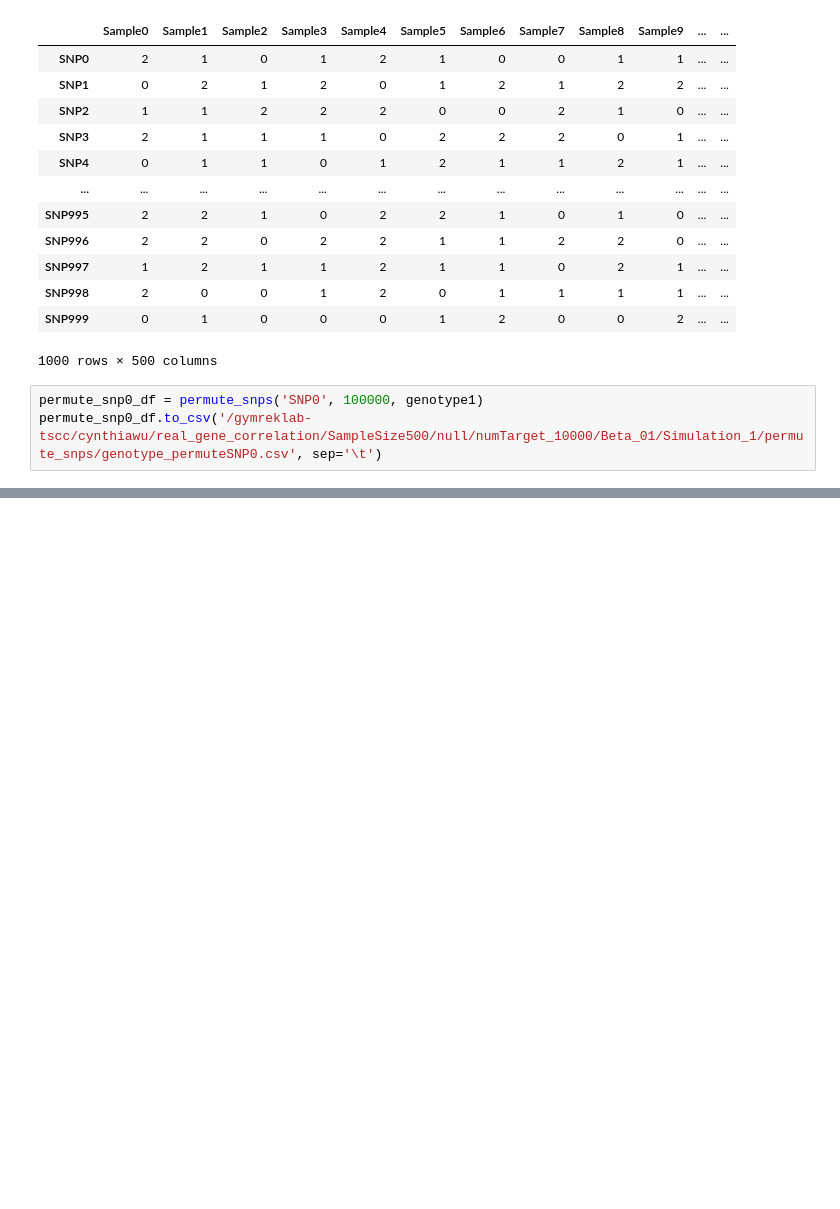
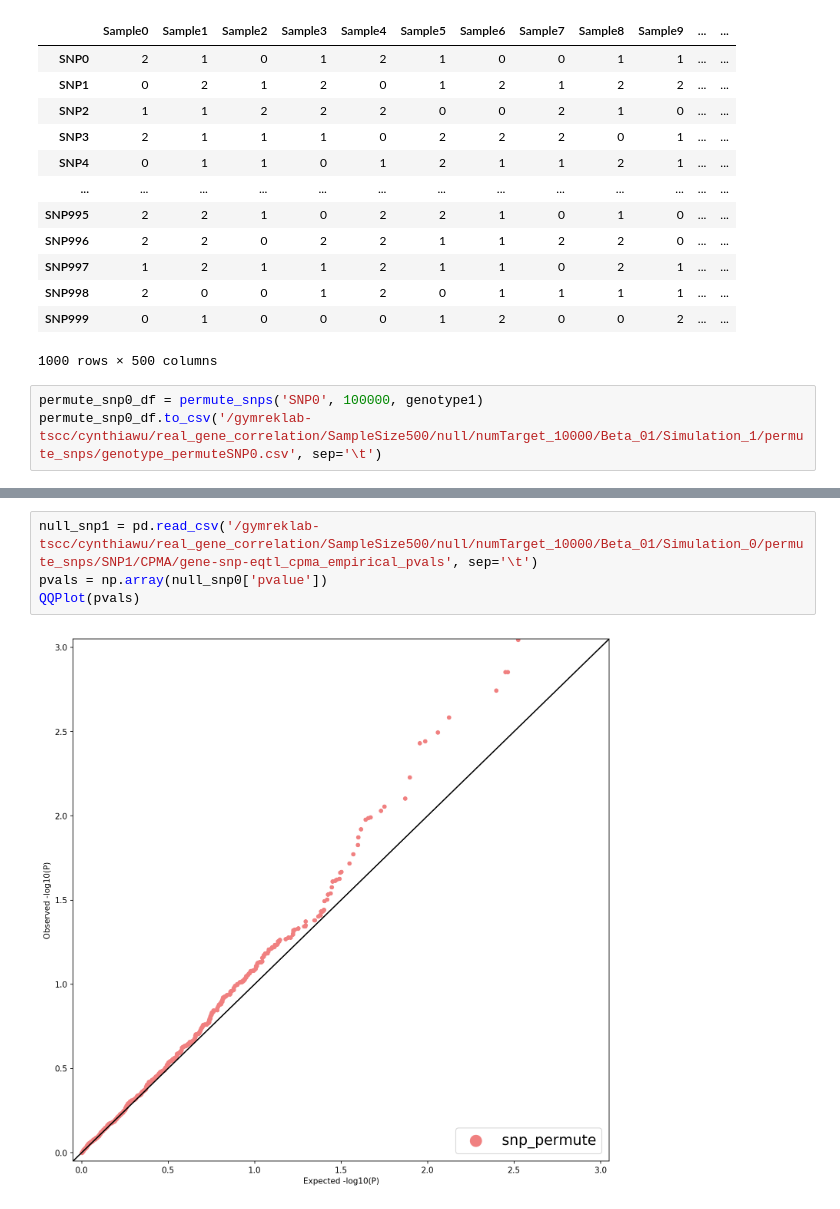
Before and after one commit to cynthiaewu/trans-eQTL, a Jupyter notebook: Jupyter/Permute snp genotype for empirical null distribution.ipynb, the cells around one changed output, grey strips where cells are left out. Drawn from its saved outputs; the diff is of its cells as text; blank space fills up the shorter version.

```diff
--- a/Jupyter/Permute snp genotype for empirical null distribution.ipynb
+++ b/Jupyter/Permute snp genotype for empirical null distribution.ipynb
@@ -129,0 +180,6 @@ permute_snp0_df.to_csv('/gymreklab-tscc/cynthiawu/real_gene_correlation/SampleSi
+# %%
+null_snp1 = pd.read_csv('/gymreklab-tscc/cynthiawu/real_gene_correlation/SampleSize500/null/numTarget_10000/Beta_01/Simulation_0/permute_snps/SNP1/CPMA/gene-snp-eqtl_cpma_empirical_pvals', sep='\t')
+pvals = np.array(null_snp0['pvalue'])
+QQPlot(pvals)
+# %% [output]
+[figure, added]
```
Also changed, not shown: parts of 30 cells of this notebook, 3 other files.
